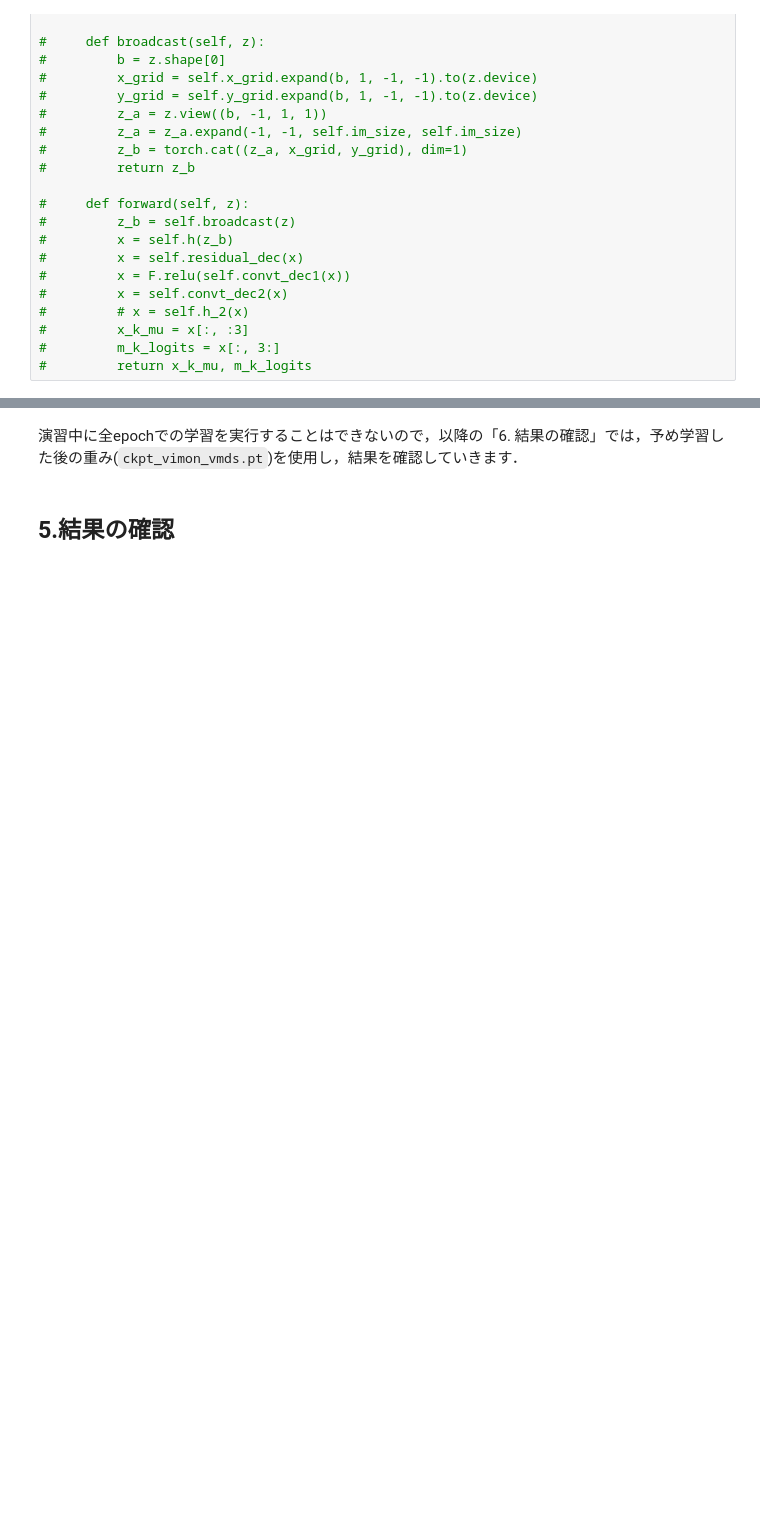
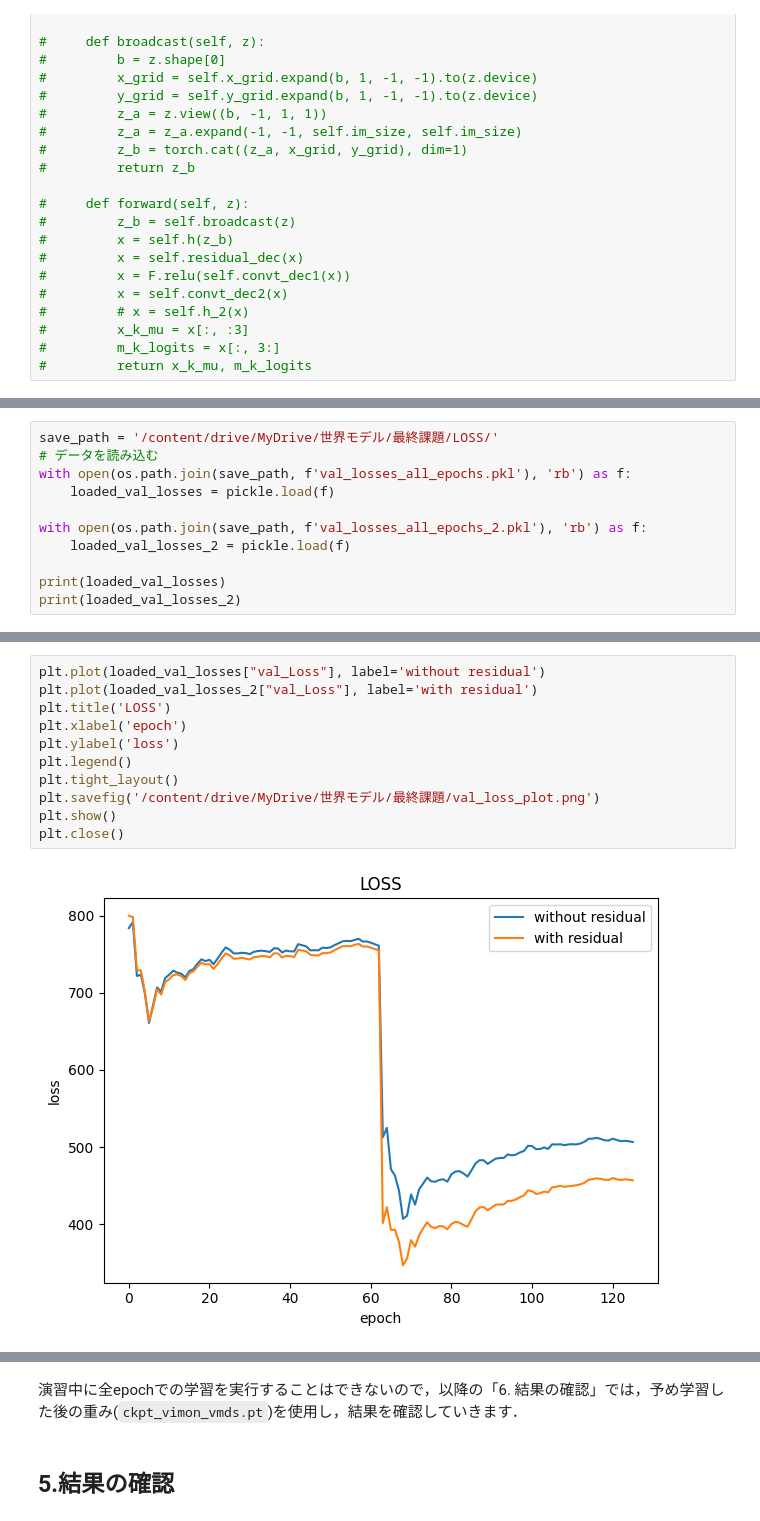
Before and after one commit to yyyyyYvvvvV/Worldmodel2023_10, a Jupyter notebook: book/世界モデル_最終課題_ResVAE.ipynb, the cells around one changed output, grey strips where cells are left out. Saved outputs shown, nothing was run; the diff lists cells and outputs as text; blank space fills up the shorter version.

```diff
--- a/book/世界モデル_最終課題_ResVAE.ipynb
+++ b/book/世界モデル_最終課題_ResVAE.ipynb
@@ -1237,0 +1246,11 @@ print(loaded_train_losses)
+# %%
+save_path = '/content/drive/MyDrive/世界モデル/最終課題/LOSS/'
+# データを読み込む
+with open(os.path.join(save_path, f'val_losses_all_epochs.pkl'), 'rb') as f:
+    loaded_val_losses = pickle.load(f)
+
+with open(os.path.join(save_path, f'val_losses_all_epochs_2.pkl'), 'rb') as f:
+    loaded_val_losses_2 = pickle.load(f)
+
+print(loaded_val_losses)
+print(loaded_val_losses_2)
@@ -1237,0 +1288,13 @@ print(loaded_train_losses)
+# %%
+plt.plot(loaded_val_losses["val_Loss"], label='without residual')
+plt.plot(loaded_val_losses_2["val_Loss"], label='with residual')
+plt.title('LOSS')
+plt.xlabel('epoch')
+plt.ylabel('loss')
+plt.legend()
+plt.tight_layout()
+plt.savefig('/content/drive/MyDrive/世界モデル/最終課題/val_loss_plot.png')
+plt.show()
+plt.close()
+# %% [output]
+[figure, added]
```
Also changed, not shown: parts of 6 cells of this notebook.
